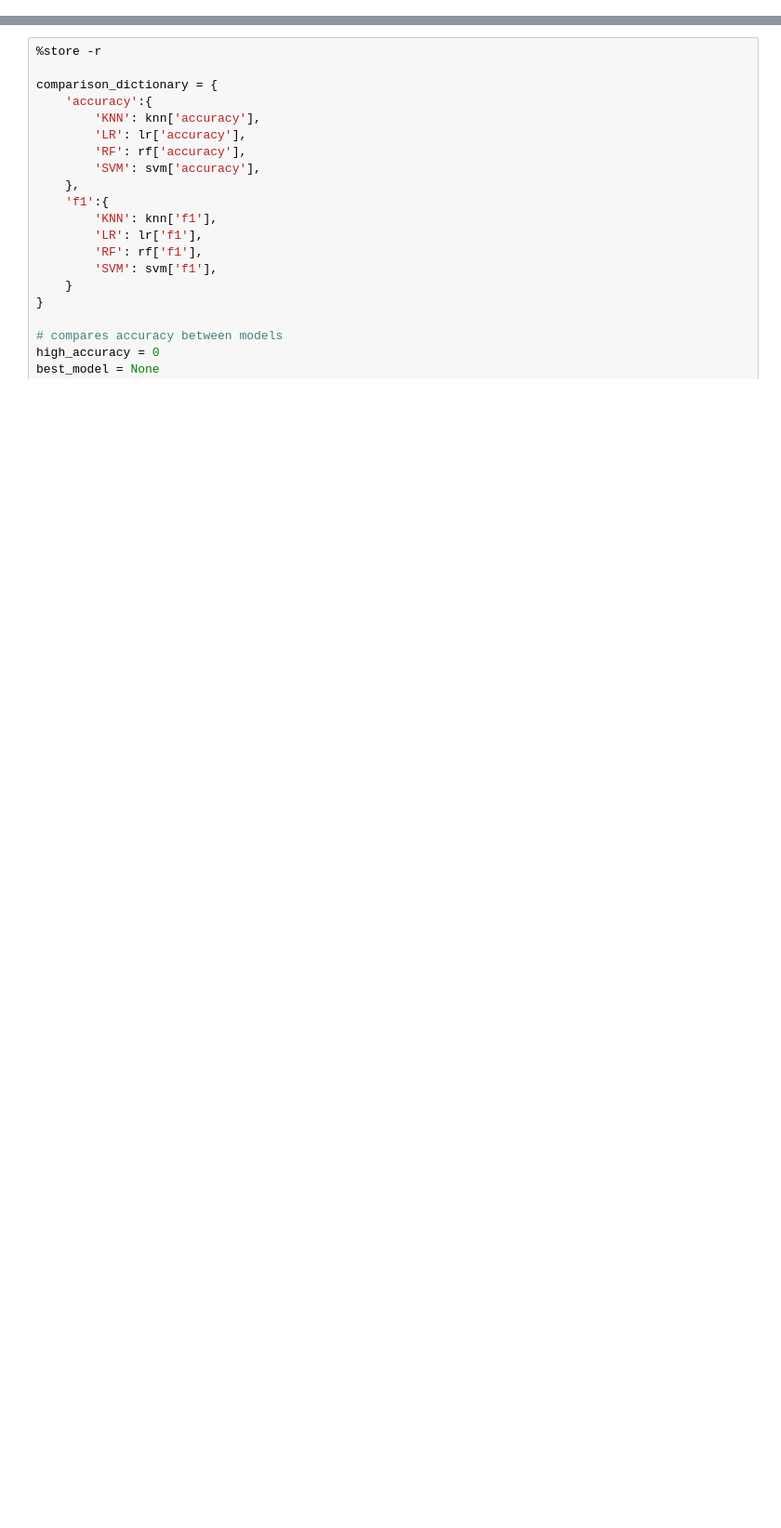
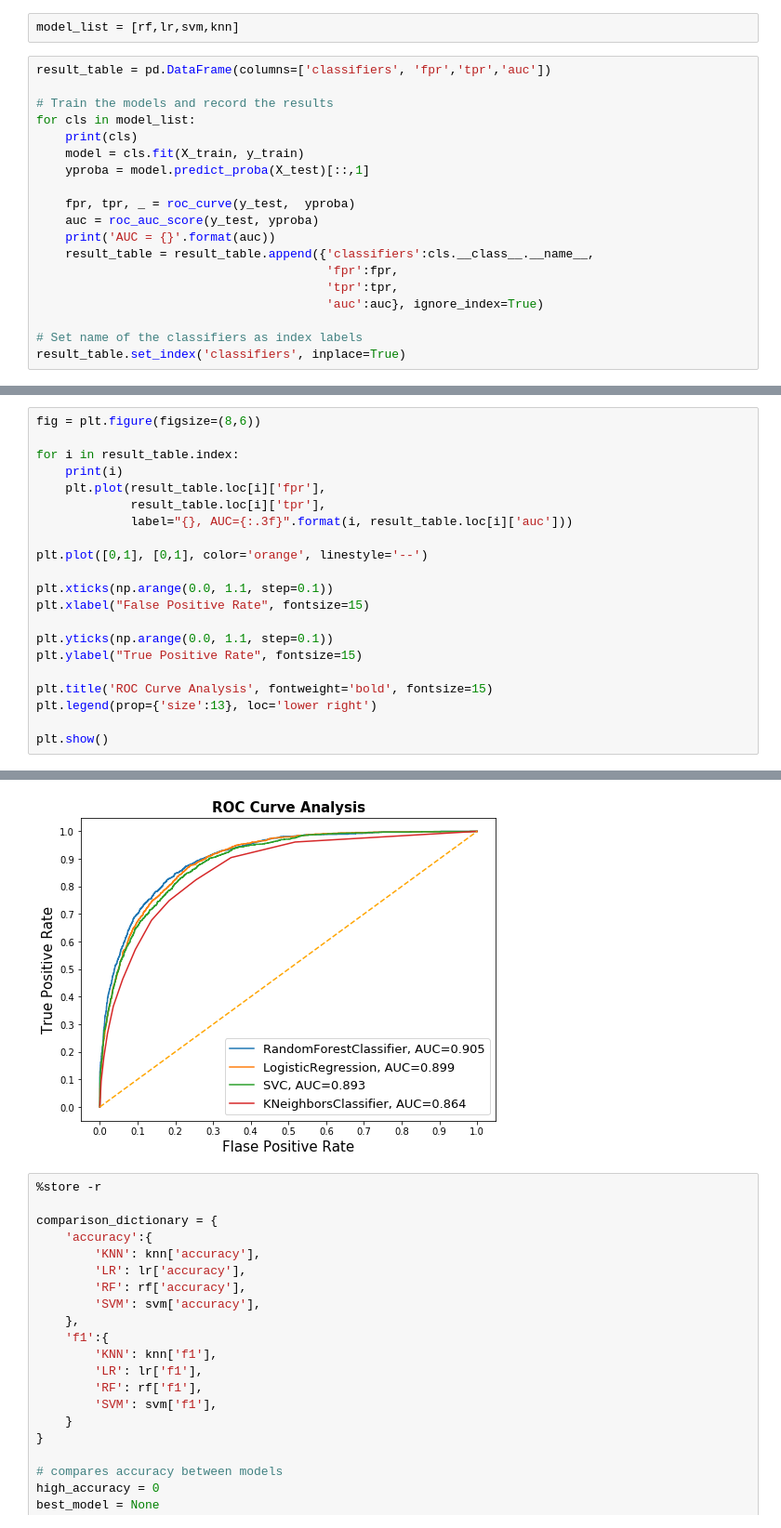
Before and after one commit to AmmarAli118/coachmod5project, a Jupyter notebook: 6_comparison.ipynb, the cells around one changed output, grey strips where cells are left out. Shown: that part at 93% size. Saved outputs shown, nothing was run; the diff lists cells and outputs as text; blank space fills up the shorter version.

Commit message:
plotted the models on an ROC curve. Needs to be refactored

```diff
--- a/6_comparison.ipynb
+++ b/6_comparison.ipynb
@@ -0,0 +42,21 @@
+# %%
+model_list = [rf,lr,svm,knn]
+# %%
+result_table = pd.DataFrame(columns=['classifiers', 'fpr','tpr','auc'])
+
+# Train the models and record the results
+for cls in model_list:
+    print(cls)
+    model = cls.fit(X_train, y_train)
+    yproba = model.predict_proba(X_test)[::,1]
+
+    fpr, tpr, _ = roc_curve(y_test,  yproba)
+    auc = roc_auc_score(y_test, yproba)
+    print('AUC = {}'.format(auc))
+    result_table = result_table.append({'classifiers':cls.__class__.__name__,
+                                        'fpr':fpr,
+                                        'tpr':tpr,
+                                        'auc':auc}, ignore_index=True)
+
+# Set name of the classifiers as index labels
+result_table.set_index('classifiers', inplace=True)
@@ -0,0 +91,22 @@
+# %%
+fig = plt.figure(figsize=(8,6))
+
+for i in result_table.index:
+    print(i)
+    plt.plot(result_table.loc[i]['fpr'],
+             result_table.loc[i]['tpr'],
+             label="{}, AUC={:.3f}".format(i, result_table.loc[i]['auc']))
+
+plt.plot([0,1], [0,1], color='orange', linestyle='--')
+
+plt.xticks(np.arange(0.0, 1.1, step=0.1))
+plt.xlabel("False Positive Rate", fontsize=15)
+
+plt.yticks(np.arange(0.0, 1.1, step=0.1))
+plt.ylabel("True Positive Rate", fontsize=15)
+
+plt.title('ROC Curve Analysis', fontweight='bold', fontsize=15)
+plt.legend(prop={'size':13}, loc='lower right')
+
+plt.show()
+# %% [output]
@@ -1,3 +117,4 @@
+[figure, added]
 # %%
 %store -r
 
```
Also changed, not shown: parts of 6 cells of this notebook.
